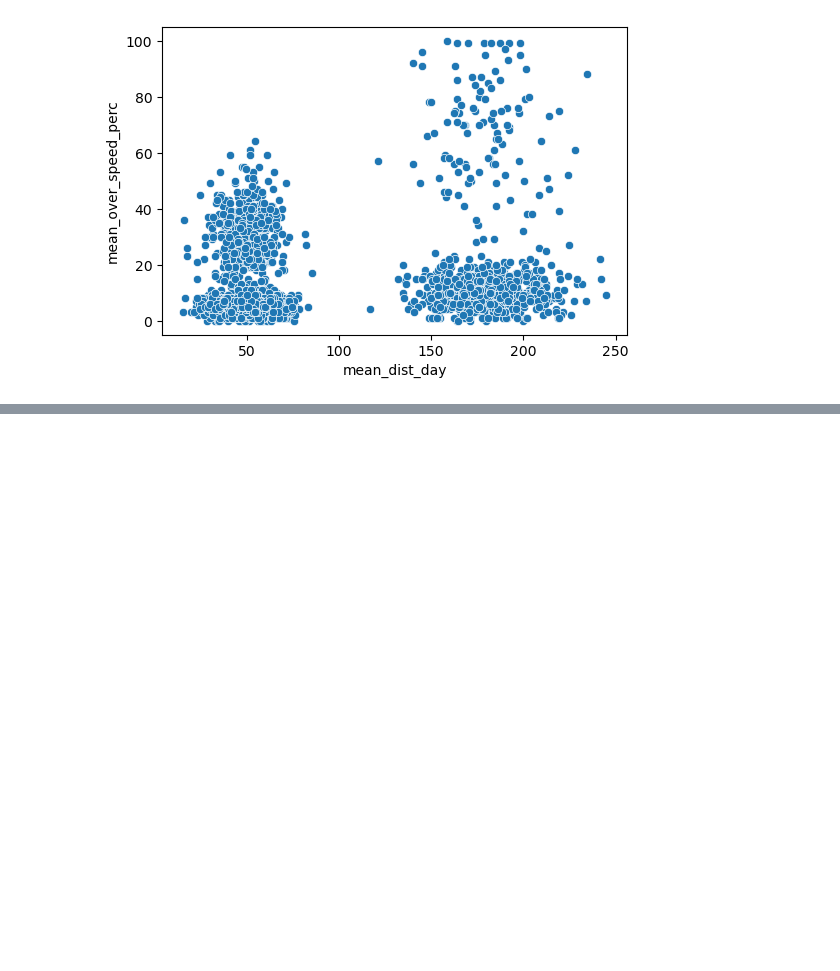
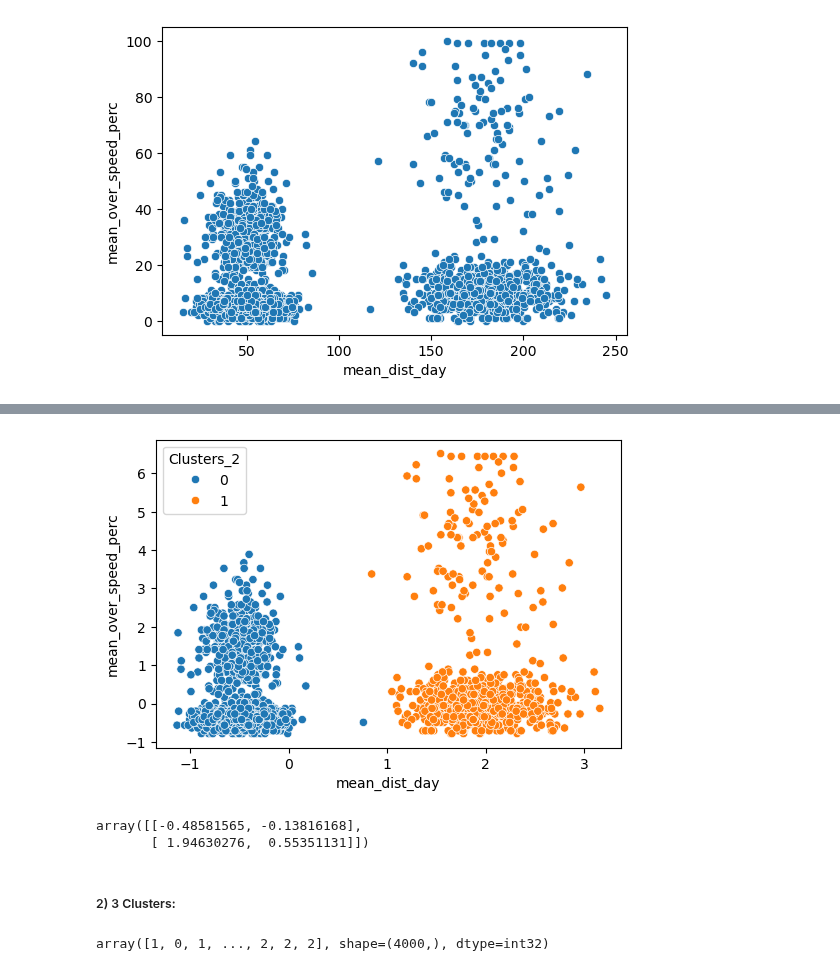
Before and after one commit to Shailya777/Learning-Logs, a Jupyter notebook: Machine_Learning/09_Clustering(Unsupervised Learning)/02_Practice_Project1(K Means Clustering on Driver Data).ipynb, the cells around one changed output, grey strips where cells are left out. Saved outputs shown, nothing was run; the diff lists cells and outputs as text; code cells hidden in the pictures; blank space fills up the shorter version.

Commit message:
Clustering
KMeans Clustering and Silhouette Score for finding Optimal Number of Clusters.

```diff
--- a/Machine_Learning/09_Clustering(Unsupervised Learning)/02_Practice_Project1(K Means Clustering on Driver Data).ipynb
+++ b/Machine_Learning/09_Clustering(Unsupervised Learning)/02_Practice_Project1(K Means Clustering on Driver Data).ipynb
@@ -108,0 +114,5 @@ plt.show()
+# %%
+sc = StandardScaler()
+temp = sc.fit_transform(df)
+scaled_df = pd.DataFrame(data= temp, columns= df.columns)
+scaled_df.head()
@@ -108,0 +130,3 @@ plt.show()
+# %%
+kmc2 = KMeans(n_clusters= 2)
+clusters_2 = kmc2.fit_predict(scaled_df)
@@ -108,0 +137,5 @@ plt.show()
+# %%
+# Attaching Clusters Array as another Column to Data Frame:
+
+scaled_df['Clusters_2'] = clusters_2
+scaled_df.head()
@@ -108,0 +149,23 @@ plt.show()
+# %%
+# Visualizing Clusters:
+
+plt.figure(figsize= (6,4))
+sns.scatterplot(data= scaled_df, x= 'mean_dist_day', y= 'mean_over_speed_perc', hue= 'Clusters_2')
+plt.show()
+# %% [output]
+[figure, added]
+# %%
+# Cluster Centers:
+
+kmc2.cluster_centers_
+# %% [output]
+array([[-0.48581565, -0.13816168],
+       [ 1.94630276,  0.55351131]])
+# %% [markdown]
+##### 2) 3 Clusters:
+# %%
+kmc3 = KMeans(n_clusters= 3)
+clusters_3 = kmc3.fit_predict(scaled_df.iloc[:, :2]) #Selecting only first two columns
+clusters_3
+# %% [output]
+array([1, 0, 1, ..., 2, 2, 2], shape=(4000,), dtype=int32)
```
Also changed, not shown: parts of 19 cells of this notebook.
